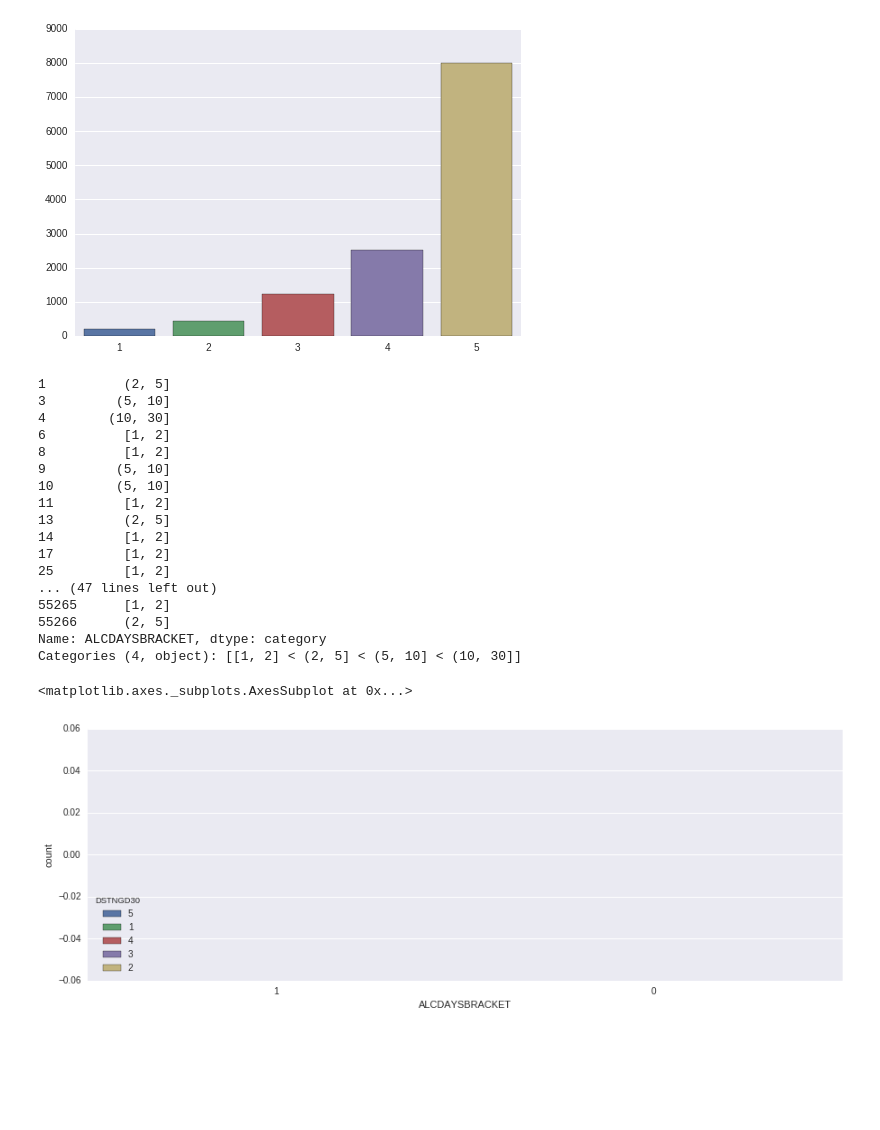
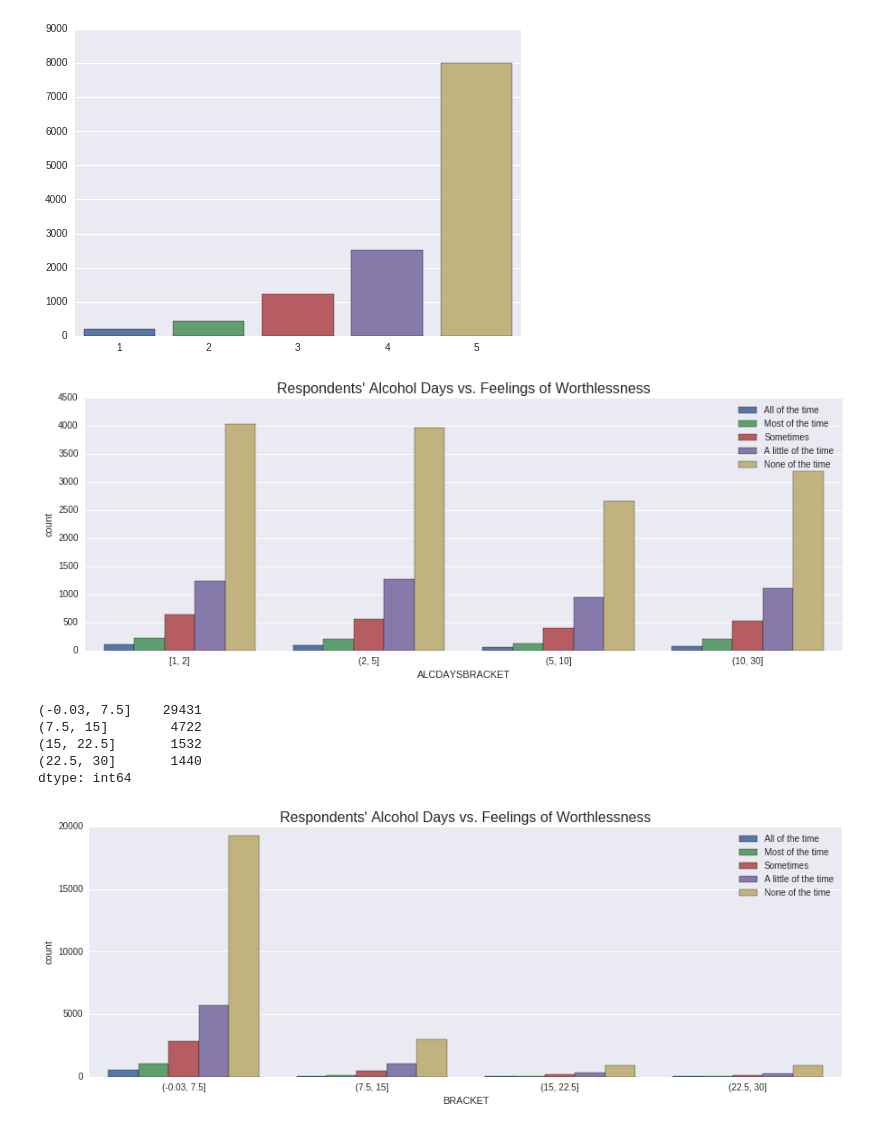
Before and after one commit to greenteawarrior/DataScience16CTW, a Jupyter notebook: drugs_usage_health_intro.ipynb, the cells around one changed output. Cells and saved outputs as stored; diff of their text form; code cells hidden in the pictures; blank space fills up the shorter version.

Commit message:
refining bar plots helper function, project check-in notes

```diff
--- a/drugs_usage_health_intro.ipynb
+++ b/drugs_usage_health_intro.ipynb
@@ -184,29 +184,12 @@ sns.barplot(x=[1, 2, 3, 4, 5], y=agg)
 # %%
 df_alcdays= df[df.ALCDAYS < 31]
 df_alcdays= df_alcdays[df_alcdays.DSTNGD30 <6]
 df_alcdays['ALCDAYSBRACKET']=pd.qcut(df_alcdays.ALCDAYS, 4)
-print df_alcdays.ALCDAYSBRACKET
-
 
 fig, (axis1) = plt.subplots(figsize=(15,5))
-sns.countplot(x='ALCDAYSBRACKET', hue="DSTNGD30", data=df_alcdays, order=[1,0], ax=axis1)
+sns.countplot(x='ALCDAYSBRACKET', hue="DSTNGD30", data=df_alcdays, ax=axis1)
+plt.title("Respondents' Alcohol Days vs. Feelings of Worthlessness", fontsize=16)
+plt.legend(["All of the time", "Most of the time", "Sometimes", "A little of the time", "None of the time"])
+plt.show()
 # %% [output]
-1          (2, 5]
-3         (5, 10]
-4        (10, 30]
-6          [1, 2]
-8          [1, 2]
-9         (5, 10]
-10        (5, 10]
-11         [1, 2]
-13         (2, 5]
-14         [1, 2]
-17         [1, 2]
-25         [1, 2]
-... (47 lines left out)
-55265      [1, 2]
-55266      (2, 5]
-Name: ALCDAYSBRACKET, dtype: category
-Categories (4, object): [[1, 2] < (2, 5] < (5, 10] < (10, 30]]
-<matplotlib.axes._subplots.AxesSubplot at 0x...>
-[figure, old version]
+[figure, new version]
@@ -218,0 +225,9 @@ plt.show()
+# %%
+mental_health_bars30(df, "ALCDAYS", "DSTNGD30", "Alcohol", "Worthlessness")
+# %% [output]
+(-0.03, 7.5]    29431
+(7.5, 15]        4722
+(15, 22.5]       1532
+(22.5, 30]       1440
+dtype: int64
+[figure, added]
```
Also changed, not shown: parts of 6 cells of this notebook.
